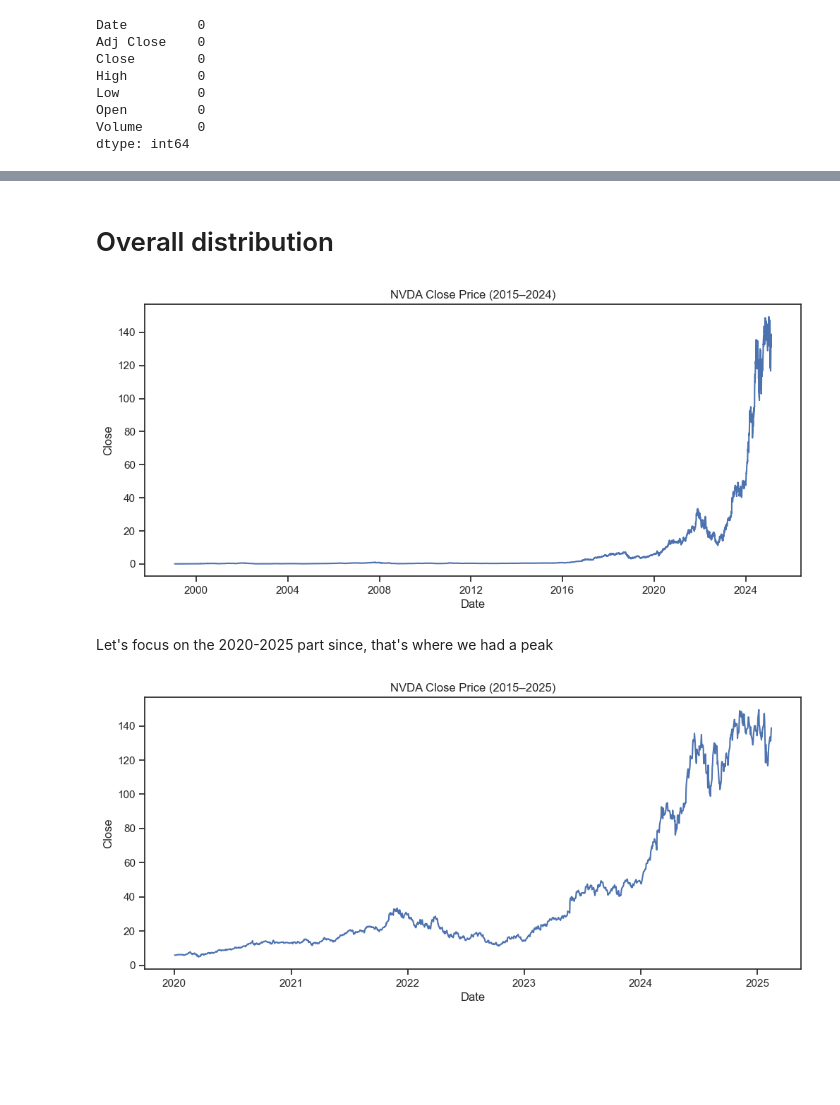
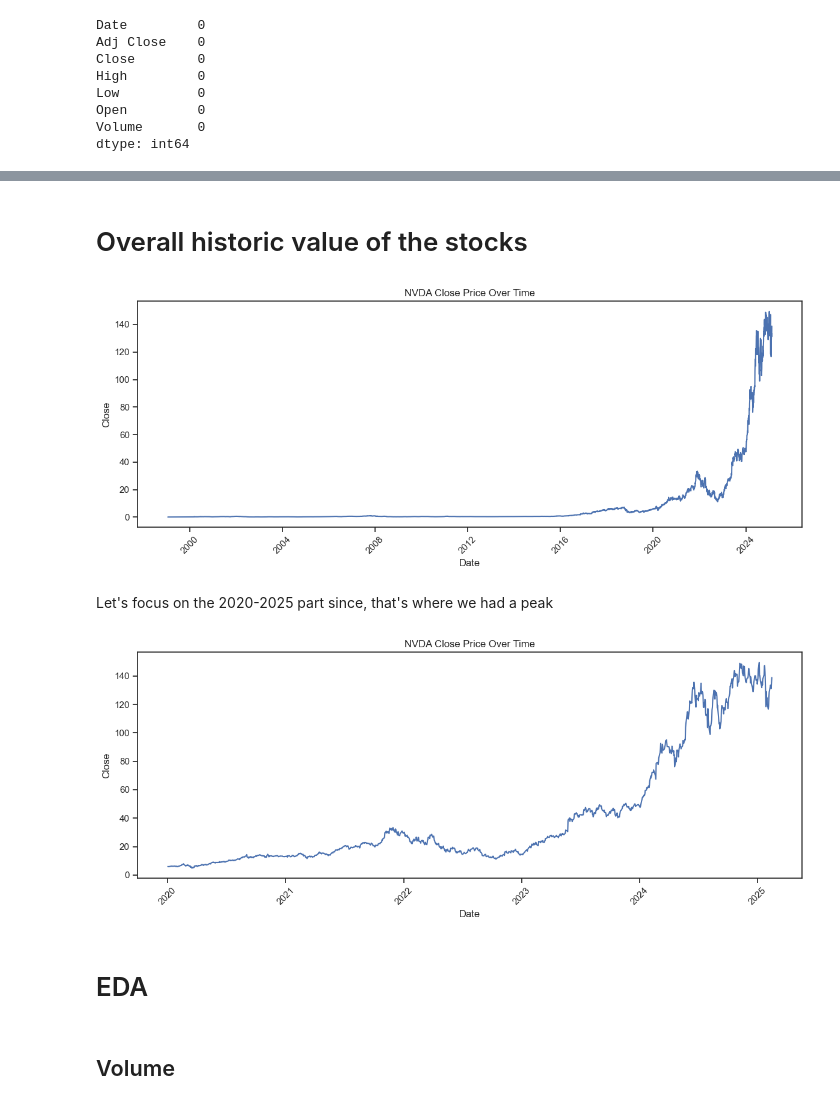
Before and after one commit to gabrielniculaesei/nvidia_stocks_dataset, a Jupyter notebook: notebook.ipynb, the cells around one changed output, grey strips where cells are left out. Cells and saved outputs as stored; diff of their text form; code cells hidden in the pictures; blank space fills up the shorter version.

```diff
--- a/notebook.ipynb
+++ b/notebook.ipynb
@@ -69,25 +85,31 @@ data.head(40)
 | 38 | 1999-03-18 | 0.040003 | 0.043620 | 0.044271 | 0.042188 | 0.043229 | 46320000 | 0 | 0 | 18 | 3 | ... |
 | 39 | 1999-03-19 | 0.040122 | 0.043750 | 0.045052 | 0.043490 | 0.043490 | 105312000 | 0 | 0 | 19 | 3 | ... |
 # %% [markdown]
-# Overall distribution
+# Overall historic value of the stocks
 # %%
+sns.set_theme(style="ticks")
+
 plt.figure(figsize=(12,5))
-plt.plot(data["Date"], data["Close"])
-plt.title("NVDA Close Price (2015–2025)")
-plt.ylabel("Close")
-plt.xlabel("Date")
+sns.lineplot(data=data, x="Date", y="Close")
+plt.title("NVDA Close Price Over Time")
+plt.xticks(rotation=45)
+plt.tight_layout()
 plt.show()
 # %% [output]
-[figure, old version]
+[figure, new version]
 # %% [markdown]
 Let's focus on the 2020-2025 part since, that's where we had a peak
 # %%
+sns.set_theme(style="ticks")
 plt.figure(figsize=(12,5))
-filtered_data = data[data["Year"]>2019]
-plt.plot(filtered_data["Date"], filtered_data["Close"])
-plt.title("NVDA Close Price (2015–2025)")
-plt.ylabel("Close")
-plt.xlabel("Date")
+sns.lineplot(data=data[data["Year"]>2019], x="Date", y="Close")
+plt.title("NVDA Close Price Over Time")
+plt.xticks(rotation=45)
+plt.tight_layout()
 plt.show()
 # %% [output]
-[figure, old version]
+[figure, new version]
+# %% [markdown]
+# EDA
+# %% [markdown]
+## Volume
```
Also changed, not shown: parts of 40 cells of this notebook.
